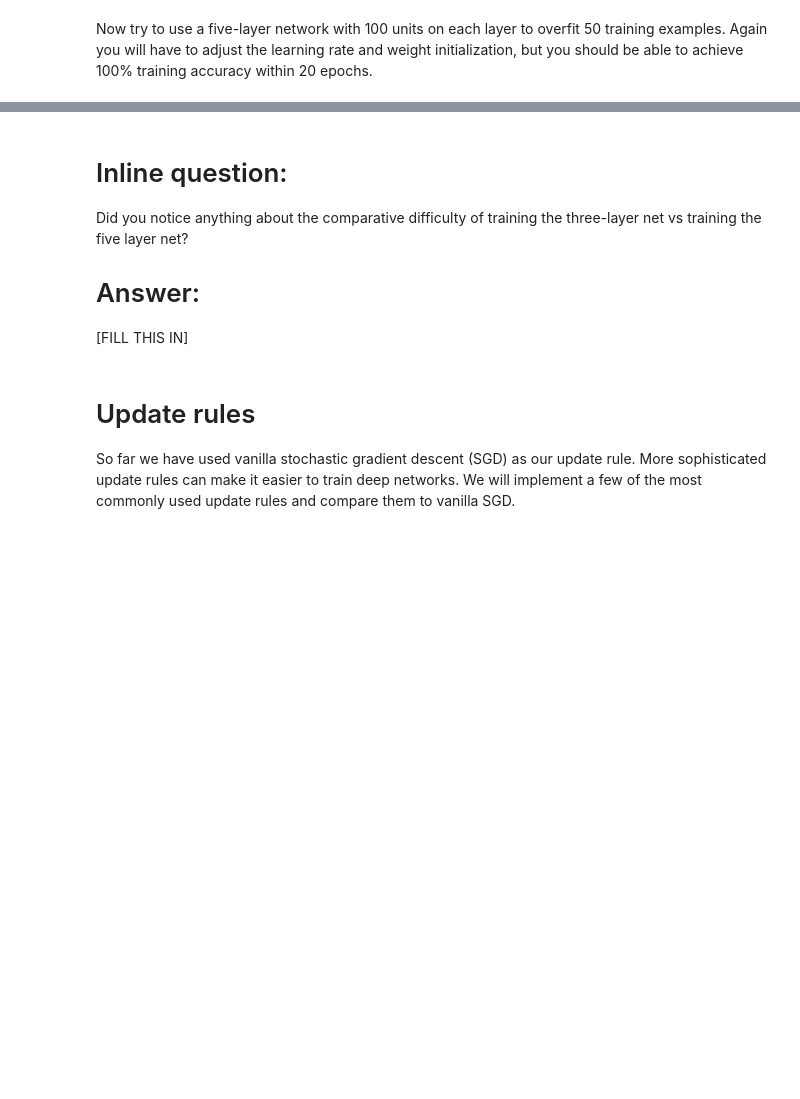
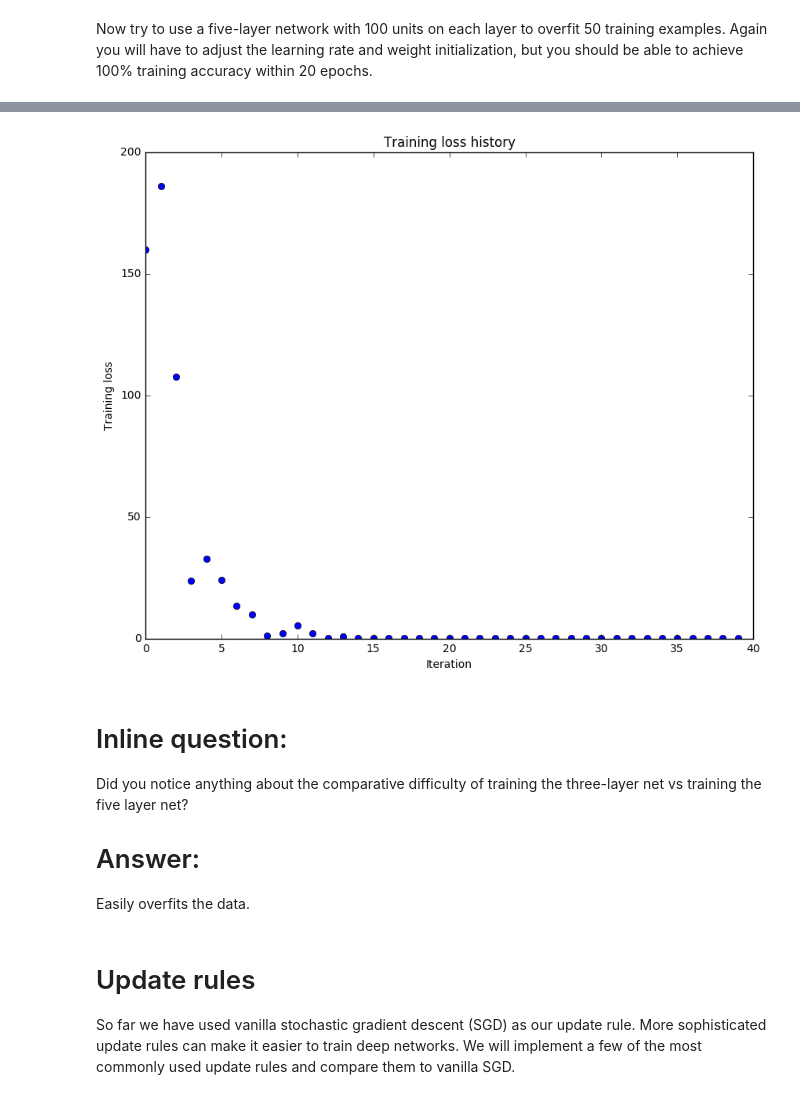
Before and after one commit to roypan/CS231n, a Jupyter notebook: winter1516_assignment2/FullyConnectedNets.ipynb, the cells around one changed output, grey strips where cells are left out. Drawn from its saved outputs; the diff is of its cells as text; code cells hidden in the pictures; blank space fills up the shorter version.

```diff
--- a/winter1516_assignment2/FullyConnectedNets.ipynb
+++ b/winter1516_assignment2/FullyConnectedNets.ipynb
@@ -448,7 +480,7 @@ small_data = {
 }
 
 learning_rate = 1e-3
-weight_scale = 1e-5
+weight_scale = 1e-1
 model = FullyConnectedNet([100, 100, 100, 100],
                 weight_scale=weight_scale, dtype=np.float64)
 solver = Solver(model, small_data,
@@ -465,3 +497,4 @@ plt.title('Training loss history')
 plt.xlabel('Iteration')
 plt.ylabel('Training loss')
 plt.show()
+# %% [output]
@@ -468,9 +518,10 @@ plt.show()
+[figure, added]
 # %% [markdown]
 # Inline question:
 Did you notice anything about the comparative difficulty of training the three-layer net vs training the five layer net?
 
 # Answer:
-[FILL THIS IN]
+Easily overfits the data.
 # %% [markdown]
 # Update rules
 So far we have used vanilla stochastic gradient descent (SGD) as our update rule. More sophisticated update rules can make it easier to train deep networks. We will implement a few of the most commonly used update rules and compare them to vanilla SGD.
```
Also changed, not shown: parts of 14 cells of this notebook, 2 other files.
